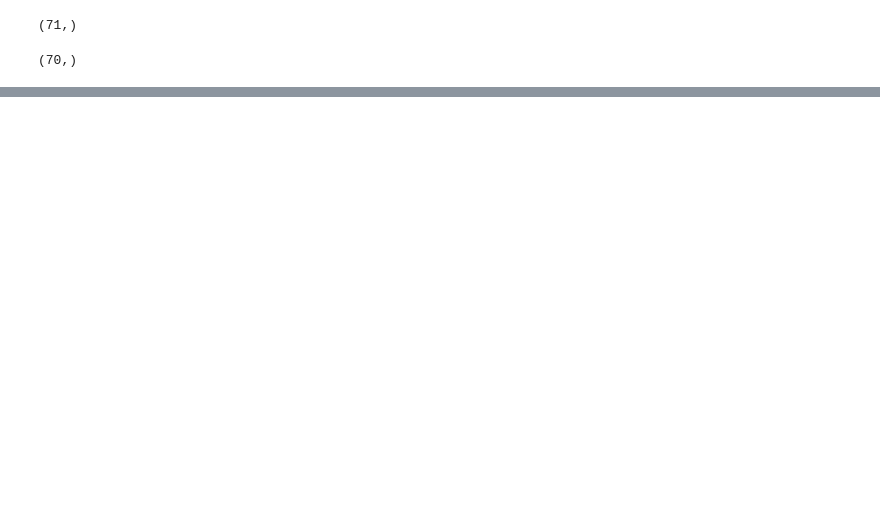
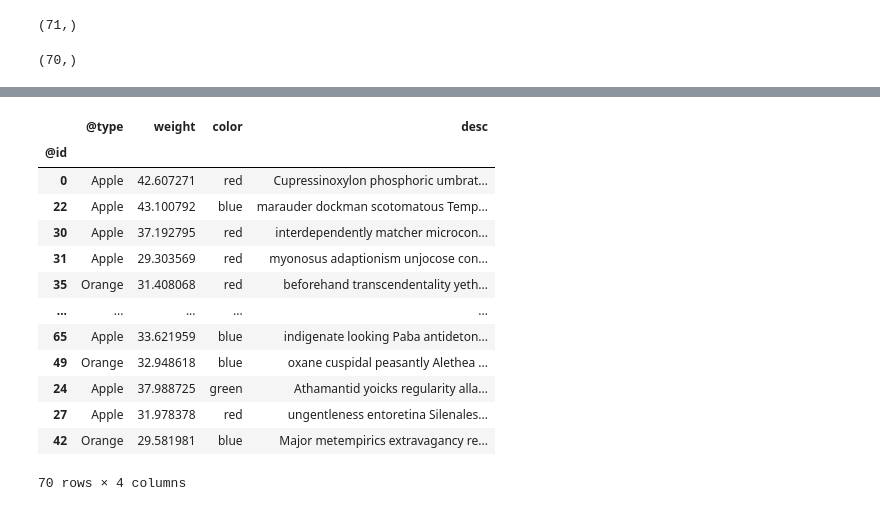
Before and after one commit to BlueBrain/BlueGraph, a Jupyter notebook: examples/PGFrames demo + sematic encoding.ipynb, the cells around one changed output, grey strips where cells are left out. Cells and saved outputs as stored; diff of their text form; code cells hidden in the pictures; blank space fills up the shorter version.

```diff
--- a/examples/PGFrames demo + sematic encoding.ipynb
+++ b/examples/PGFrames demo + sematic encoding.ipynb
@@ -376,0 +403,17 @@ transformed_frame._edges
+# %%
+a._nodes
+# %% [output]
+|  | @type | weight | color | desc |
+| @id |  |  |  |  |
+| 0 | Apple | 42.607271 | red | Cupressinoxylon phosphoric umbrat... |
+| 22 | Apple | 43.100792 | blue | marauder dockman scotomatous Temp... |
+| 30 | Apple | 37.192795 | red | interdependently matcher microcon... |
+| 31 | Apple | 29.303569 | red | myonosus adaptionism unjocose con... |
+| 35 | Orange | 31.408068 | red | beforehand transcendentality yeth... |
+| ... | ... | ... | ... | ... |
+| 65 | Apple | 33.621959 | blue | indigenate looking Paba antideton... |
+| 49 | Orange | 32.948618 | blue | oxane cuspidal peasantly Alethea ... |
+| 24 | Apple | 37.988725 | green | Athamantid yoicks regularity alla... |
+| 27 | Apple | 31.978378 | red | ungentleness entoretina Silenales... |
+| 42 | Orange | 29.581981 | blue | Major metempirics extravagancy re... |
+70 rows × 4 columns
```
Also changed, not shown: parts of 24 cells of this notebook.
